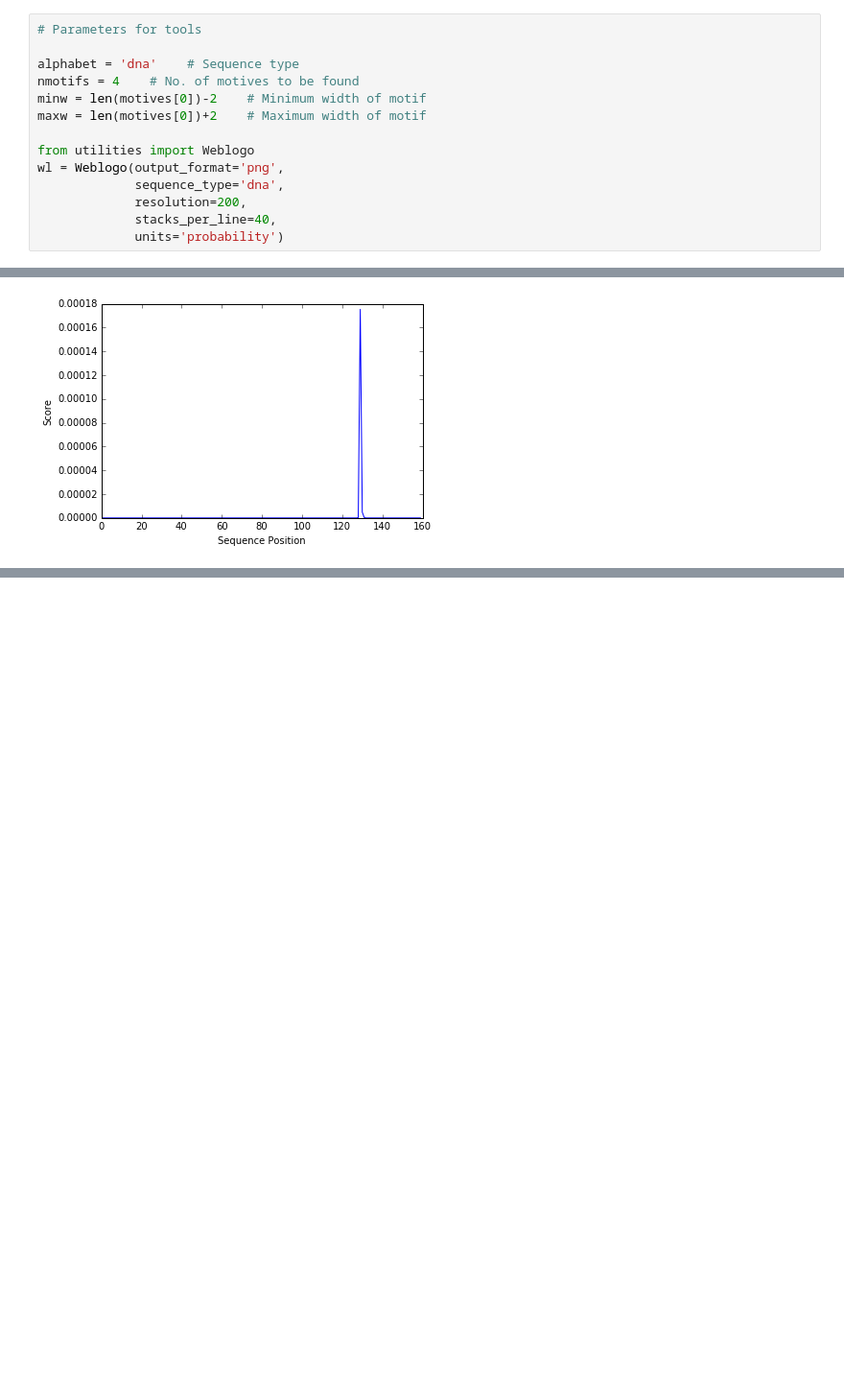
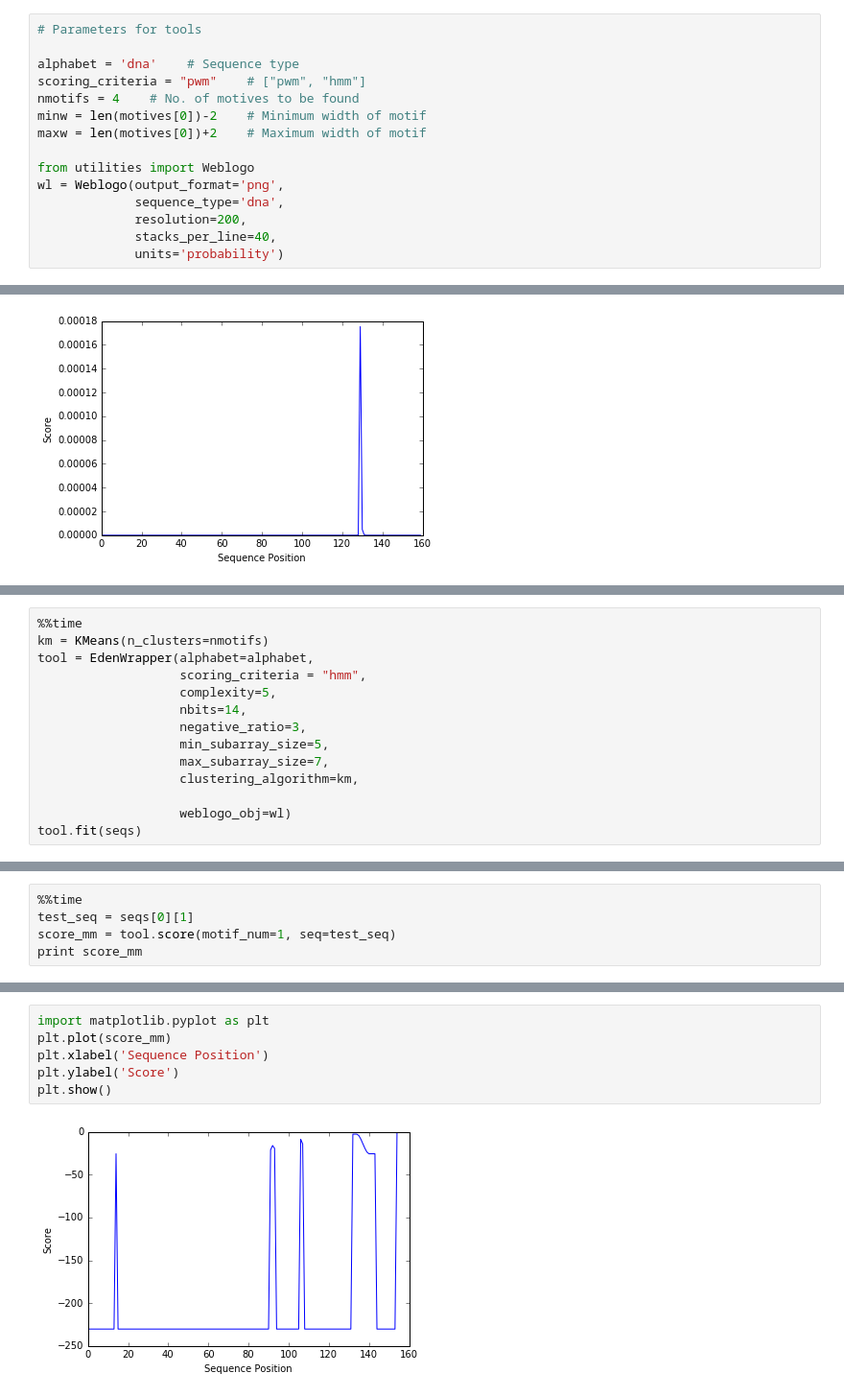
Before and after one commit to fabriziocosta/pyMotif, a Jupyter notebook: Motif extraction comparison.ipynb, the cells around one changed output, grey strips where cells are left out. Shown at 96% size. Drawn from its saved outputs; the diff is of its cells as text; blank space fills up the shorter version.

Commit message:
scoring criteria for MotifWrapper & updated notebooks

```diff
--- a/Motif extraction comparison.ipynb
+++ b/Motif extraction comparison.ipynb
@@ -124,6 +124,7 @@ from meme_wrapper import Meme
 # Parameters for tools
 
 alphabet = 'dna'    # Sequence type
+scoring_criteria = "pwm"    # ["pwm", "hmm"]
 nmotifs = 4    # No. of motives to be found
 minw = len(motives[0])-2    # Minimum width of motif
 maxw = len(motives[0])+2    # Maximum width of motif
@@ -336,0 +282,14 @@ ROC Score:  0.545454545455
+# %%
+%%time
+km = KMeans(n_clusters=nmotifs)
+tool = EdenWrapper(alphabet=alphabet,
+                   scoring_criteria = "hmm",
+                   complexity=5,
+                   nbits=14,
+                   negative_ratio=3,
+                   min_subarray_size=5,
+                   max_subarray_size=7,
+                   clustering_algorithm=km,
+
+                   weblogo_obj=wl)
+tool.fit(seqs)
@@ -336,0 +308,5 @@ ROC Score:  0.545454545455
+# %%
+%%time
+test_seq = seqs[0][1]
+score_mm = tool.score(motif_num=1, seq=test_seq)
+print score_mm
@@ -336,0 +317,8 @@ ROC Score:  0.545454545455
+# %%
+import matplotlib.pyplot as plt
+plt.plot(score_mm)
+plt.xlabel('Sequence Position')
+plt.ylabel('Score')
+plt.show()
+# %% [output]
+[figure, added]
```
Also changed, not shown: parts of 14 cells of this notebook, 8 other files.
